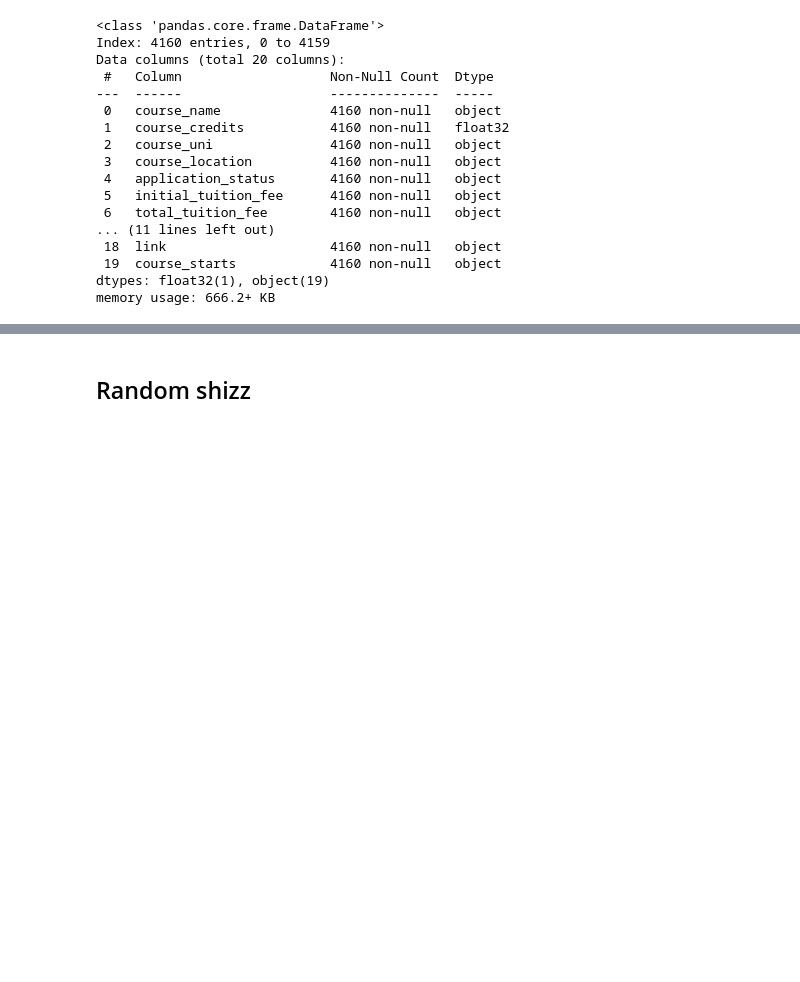
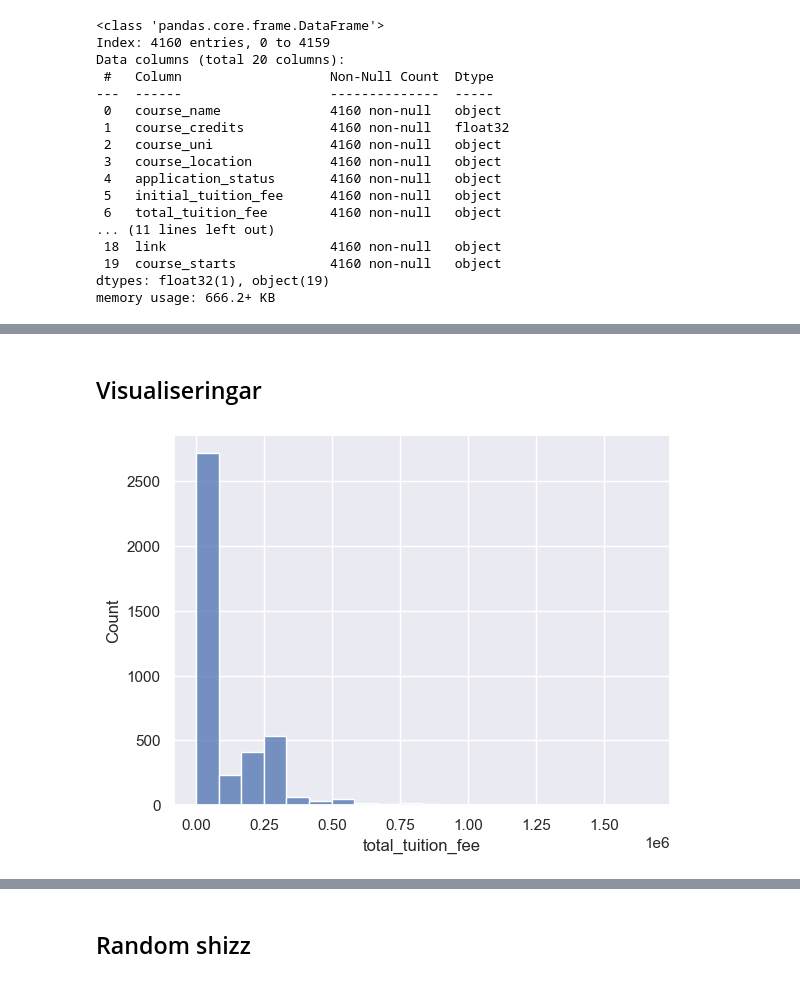
Before and after one commit to OscPop/skrapa_antagning, a Jupyter notebook: main.ipynb, the cells around one changed output, grey strips where cells are left out. Drawn from its saved outputs; the diff is of its cells as text; code cells hidden in the pictures; blank space fills up the shorter version.

```diff
--- a/main.ipynb
+++ b/main.ipynb
@@ -240,0 +257,10 @@ Name: count, dtype: int64
+# %%
+# Icke-numerisk data kan vara antingen "Information not available" eller "None"
+rows_to_drop = df.loc[df.initial_tuition_fee.isin(["None", "Information not available"]) | df.total_tuition_fee.isin(["None", "Information not available"])].index
+tuition_fees = df.drop(rows_to_drop)[["initial_tuition_fee", "total_tuition_fee"]]
+
+# Konvertera till numerisk data
+tuition_fees = tuition_fees.apply(pd.to_numeric, errors='coerce')
+
+print(f"Shape of tuition_fees: {tuition_fees.shape}")
+tuition_fees.head()
@@ -240,0 +333,2 @@ Name: count, dtype: int64
+# %% [markdown]
+## Visualiseringar
@@ -240,0 +338,5 @@ Name: count, dtype: int64
+# %%
+sns.histplot(data=tuition_fees, x='total_tuition_fee', bins=20)
+plt.show()
+# %% [output]
+[figure, added]
```
Also changed, not shown: parts of 22 cells of this notebook.
